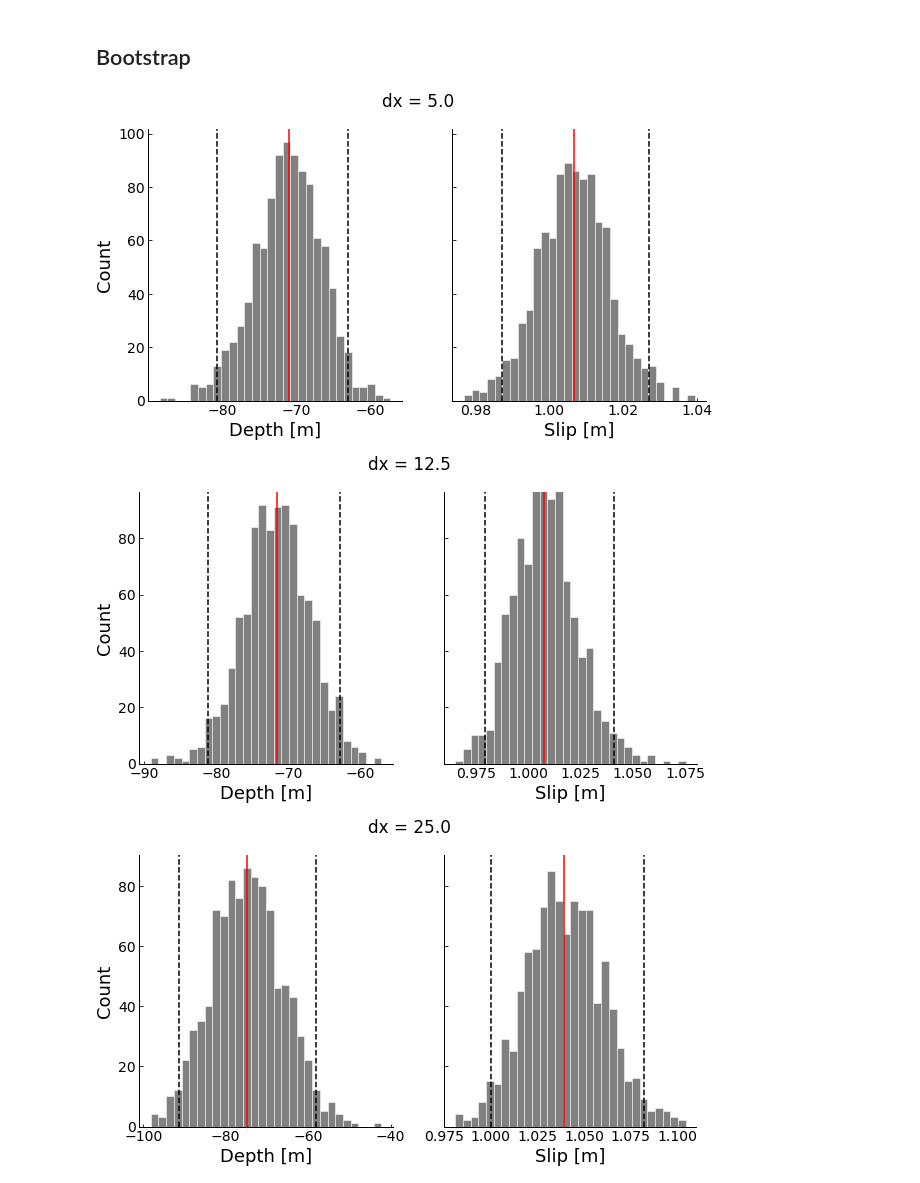
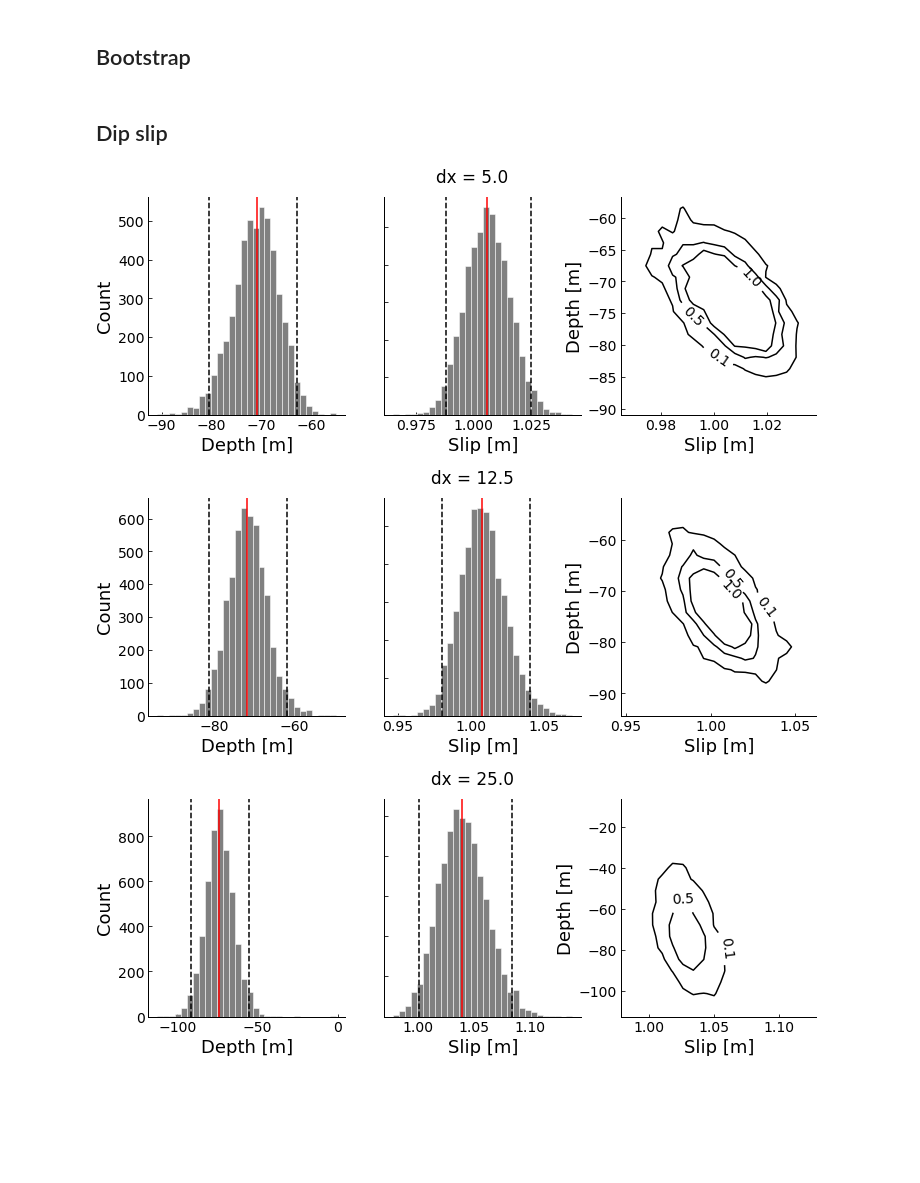
Before and after one commit to stgl/PointCloudDislocation, a Jupyter notebook: model-fitting-lidar.ipynb, the cells around one changed output. Drawn from its saved outputs; the diff is of its cells as text; code cells hidden in the pictures; blank space fills up the shorter version.

Commit message:
Update bootstrap for res. testing

```diff
--- a/model-fitting-lidar.ipynb
+++ b/model-fitting-lidar.ipynb
@@ -153,7 +152,7 @@ def get_bootstrap_dists(x, uobs, nboot=100, **kwargs):
     return depths_b, slips_b
 # %%
 def plot_bootstrap_dists(depths_b, slips_b):
-    fig, ax = plt.subplots(1, 2, figsize=(10, 5), sharey=True)
+    fig, ax = plt.subplots(1, 3, figsize=(12, 4))
 
     ax[0].hist(depths_b, bins=30, color='0.5', ec='w')
     ymin, ymax = ax[0].set_ylim()
@@ -167,13 +166,46 @@ def plot_bootstrap_dists(depths_b, slips_b):
     ax[1].vlines(np.nanmedian(slips_b), ymin, ymax, colors='r', linestyles='-')
     ax[1].vlines(np.nanpercentile(slips_b, [2.5, 97.5]), ymin, ymax, colors='k', linestyles='--')
     ax[1].set_xlabel('Slip [m]')
+    ax[1].set_yticklabels([])
+
+    hist, x, y, im = ax[2].hist2d(slips_b, depths_b, bins=20, density=True)
+    dx = np.diff(x)[0]
+    dy = np.diff(y)[0]
+    ax[2].clear()
+    c = ax[2].contour(x[1:] - dx, y[1:] - dy, hist, levels=3, colors='k', linestyles='-')
+    ax[2].clabel(c, fmt='%2.1f', colors='k', fontsize=14)
+    ax[2].set_xlabel('Slip [m]')
+    ax[2].set_ylabel('Depth [m]')
+# %% [markdown]
+## Dip slip
 # %%
+median_depths = []
+median_slips = []
+upper_depths = []
+upper_slips = []
+lower_depths = []
+lower_slips = []
+
 for uobs, utrue, dx in zip(uicps, us, dxs):
     xp, uobsc, utruec = center_profiles(uobs, utrue, dx=dx)
-    depths_b, slips_b = get_bootstrap_dists(xp, uobsc, nboot=1000, p0=[-1, 0.1], bounds=([-500, 0.1], [-1, 10]))
+    depths_b, slips_b = get_bootstrap_dists(xp, uobsc, nboot=5000, p0=[-1, 0.1], bounds=([-500, 0.1], [-1, 10]))
+    median_depths.append(np.nanmedian(depths_b))
+    median_slips.append(np.nanmedian(slips_b))
+    upper_depths.append(np.nanpercentile(depths_b, 97.5))
+    upper_slips.append(np.nanpercentile(slips_b, 97.5))
+    lower_depths.append(np.nanpercentile(depths_b, 2.5))
+    lower_slips.append(np.nanpercentile(slips_b, 2.5))
     plot_bootstrap_dists(depths_b, slips_b)
     plt.suptitle(f'dx = {dx:.1f}')
+
+dxs = np.array(dxs)
+median_depths = np.array(median_depths)
+median_slips = np.array(median_slips)
+upper_depths = np.array(upper_depths)
+lower_depths = np.array(lower_depths)
+upper_slips = np.array(upper_slips)
+lower_slips = np.array(lower_slips)
 # %% [output]
-[figure, old version]
+[figure, new version]
-[figure, old version]
+[figure, new version]
-[figure, old version]
+[figure, new version]
```
Also changed, not shown: parts of 20 cells of this notebook.
